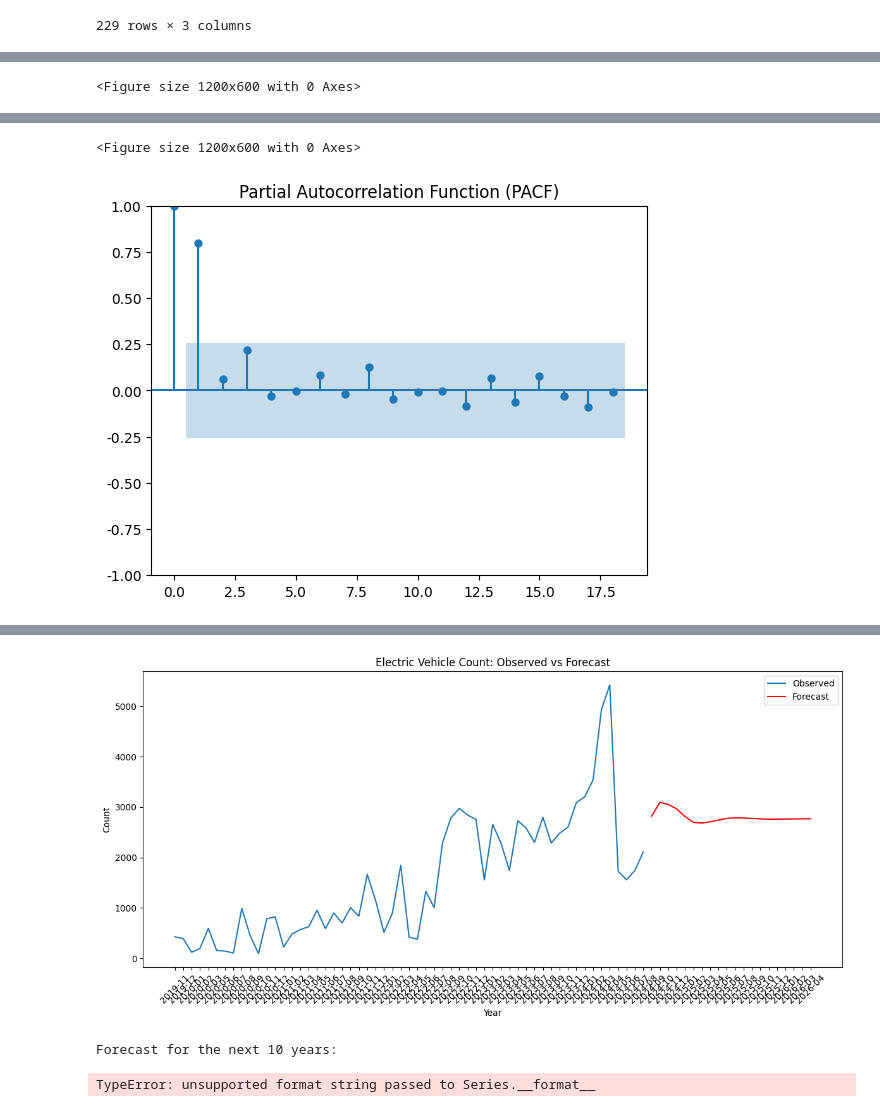
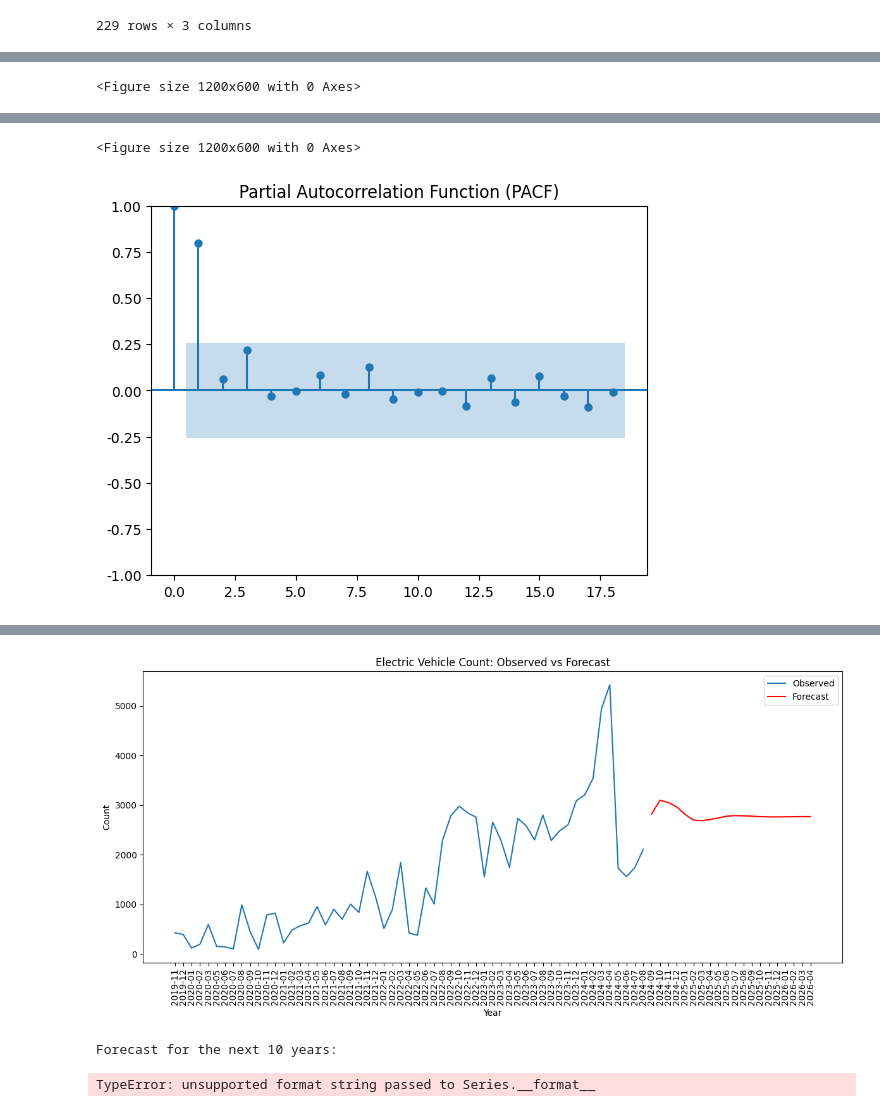
Before and after one commit to lilyleungch/erbscope99, a Jupyter notebook: data_cleansing/KK_HK_Data/modeling.ipynb, the cells around one changed output, grey strips where cells are left out. Saved outputs shown, nothing was run; the diff lists cells and outputs as text; code cells hidden in the pictures.

```diff
--- a/data_cleansing/KK_HK_Data/modeling.ipynb
+++ b/data_cleansing/KK_HK_Data/modeling.ipynb
@@ -45,13 +45,19 @@ df_electric
 | 228 | Petrol | 1533 | sep2023 |
 229 rows × 3 columns
 # %%
-df_electric = pd.read_csv('master_df-1.csv')
-df_electric=df_electric[df_electric['Fuel Type']=='Electric']
+df = pd.read_csv('master_df-1.csv')
+df_electric=df[df['Fuel Type']=='Electric']
+
+df_petrol= df[df['Fuel Type']=='Petrol']
 df_electric.set_index('Date', inplace=True)
-
+df_petrol.set_index('Date', inplace=True)
 df_electric.index = pd.to_datetime(df_electric.index, format='%b%Y')
+df_petrol.index = pd.to_datetime(df_petrol.index, format='%b%Y')
 df_electric.sort_index(inplace=True)
+df_petrol.sort_index(inplace=True)
 df_electric.index = df_electric.index.to_period('M')
+df_petrol.index = df_petrol.index.to_period('M')
 df_electric.drop(columns='Fuel Type', inplace  = True)
-df_electric
+df_petrol.drop(columns='Fuel Type', inplace  = True)
+df_petrol
 # %% [output]
@@ -109,7 +131,7 @@ plt.title('Electric Vehicle Count: Observed vs Forecast')
 plt.xlabel('Year')
 plt.ylabel('Count')
 plt.legend()
-plt.xticks(rotation=45)
+plt.xticks(rotation=90)
 plt.tight_layout()
 plt.show()
 
@@ -153,14 +175,14 @@ Time:                        14:13:09   BIC                            913.716
 Sample:                    11-30-2019   HQIC                           906.276
                          - 08-31-2024
 Covariance Type:                  opg
 ==============================================================================
                  coef    std err          z      P>|z|      [0.025      0.975]
 ------------------------------------------------------------------------------
 ... (11 lines left out)
 ===================================================================================
 
 Warnings:
 [1] Covariance matrix calculated using the outer product of gradients (complex-step).
-[figure, old version]
+[figure, new version]
 Forecast for the next 10 years:
 TypeError: unsupported format string passed to Series.__format__
```
Also changed, not shown: parts of 4 cells of this notebook, 4 other files.
